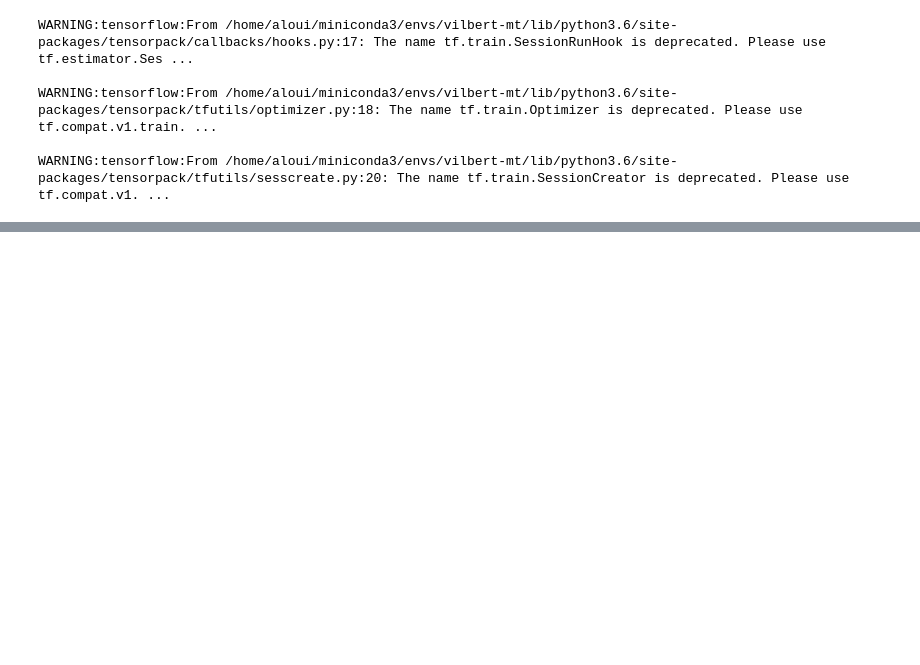
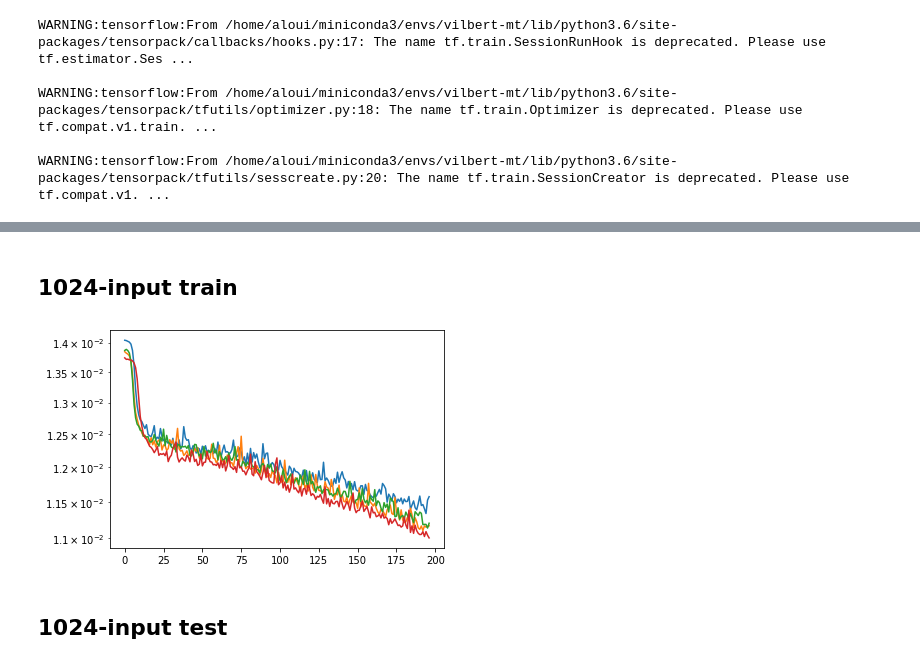
Before and after one commit to mareyL/vilbert-multi-task, a Jupyter notebook: ME_eval.ipynb, the cells around one changed output, grey strips where cells are left out. Drawn from its saved outputs; the diff is of its cells as text; code cells hidden in the pictures; blank space fills up the shorter version.

Commit message:
factorize train and test functions

```diff
--- a/ME_eval.ipynb
+++ b/ME_eval.ipynb
@@ -396,0 +530,20 @@ for task_id in task_ids:
+# %%
+class SigLinNet(nn.Module):
+    def __init__(self, input_size,
+                 hidden_size_1,
+                 hidden_size_2,
+                 hidden_size_3,
+                 num_scores):
+        super(SigLinNet, self).__init__()
+        self.out = nn.Sequential(
+            nn.Linear(input_size, hidden_size_1),
+            nn.Sigmoid(),
+            nn.Linear(hidden_size_1, hidden_size_2),
+            nn.Sigmoid(),
+            nn.Linear(hidden_size_2, hidden_size_3),
+            nn.Sigmoid(),
+            nn.Linear(hidden_size_3, num_scores),
+        )
+
+    def forward(self, x):
+        return self.out(x)
@@ -396,0 +664,29 @@ for task_id in task_ids:
+# %%
+BATCH_SIZE = 128
+VAL_BATCH_SIZE = 2000
+EPOCH = 200
+lr = 4e-4
+# %% [markdown]
+## 1024-input train
+# %%
+nets, los = train_reg(
+    pooled_output_sum,
+    targets,
+    1024,
+    2,
+    indices,
+    SigLinNet,
+    BATCH_SIZE,
+    EPOCH,
+    lr,
+    "both",
+    512, 64, 32
+)
+# %%
+for l in los:
+    plt.plot(l[3:])
+plt.yscale('log')
+# %% [output]
+[figure, added]
+# %% [markdown]
+## 1024-input test
```
Also changed, not shown: parts of 44 cells of this notebook.
